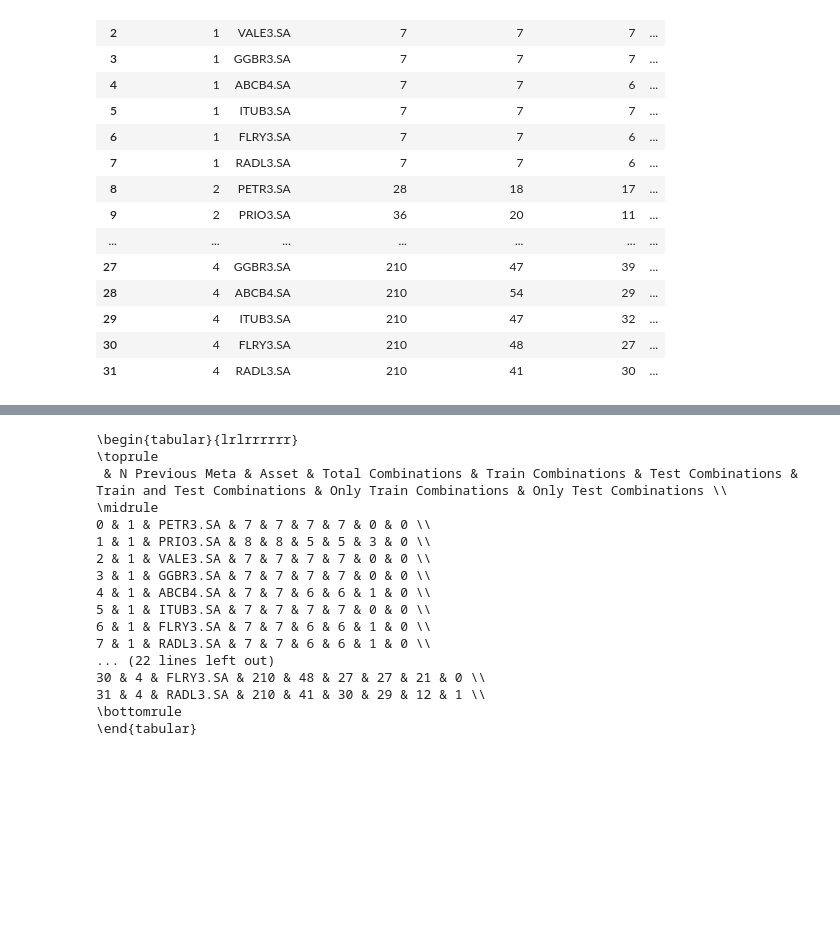
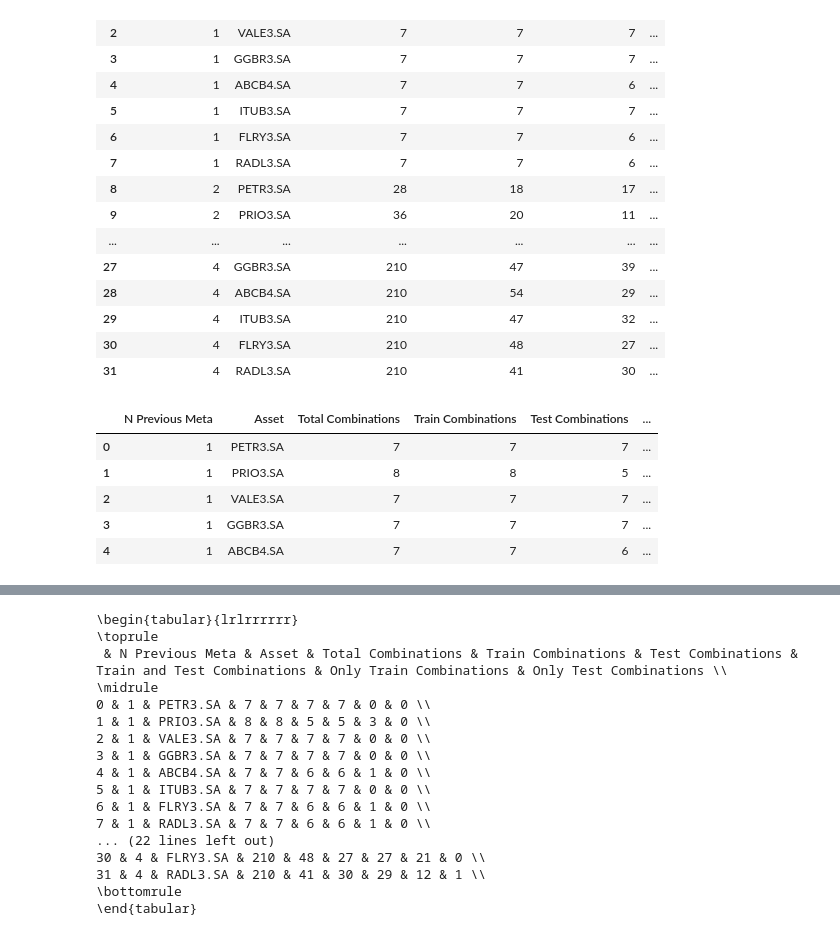
Before and after one commit to semcovici/Mean-Reversion-Prediction-with-Brazilian-Stocks-Market, a Jupyter notebook: notebooks/distr_investigation.ipynb, the cells around one changed output, grey strips where cells are left out. Drawn from its saved outputs; the diff is of its cells as text; code cells hidden in the pictures; blank space fills up the shorter version.

```diff
--- a/notebooks/distr_investigation.ipynb
+++ b/notebooks/distr_investigation.ipynb
@@ -198,3 +183,12 @@ df_stats
 | 29 | 4 | ITUB3.SA | 210 | 47 | 32 | ... |
 | 30 | 4 | FLRY3.SA | 210 | 48 | 27 | ... |
 | 31 | 4 | RADL3.SA | 210 | 41 | 30 | ... |
+# %%
+df_stats.head()
+# %% [output]
+|  | N Previous Meta | Asset | Total Combinations | Train Combinations | Test Combinations | ... |
+| 0 | 1 | PETR3.SA | 7 | 7 | 7 | ... |
+| 1 | 1 | PRIO3.SA | 8 | 8 | 5 | ... |
+| 2 | 1 | VALE3.SA | 7 | 7 | 7 | ... |
+| 3 | 1 | GGBR3.SA | 7 | 7 | 7 | ... |
+| 4 | 1 | ABCB4.SA | 7 | 7 | 6 | ... |
```
Also changed, not shown: parts of 3 cells of this notebook.
